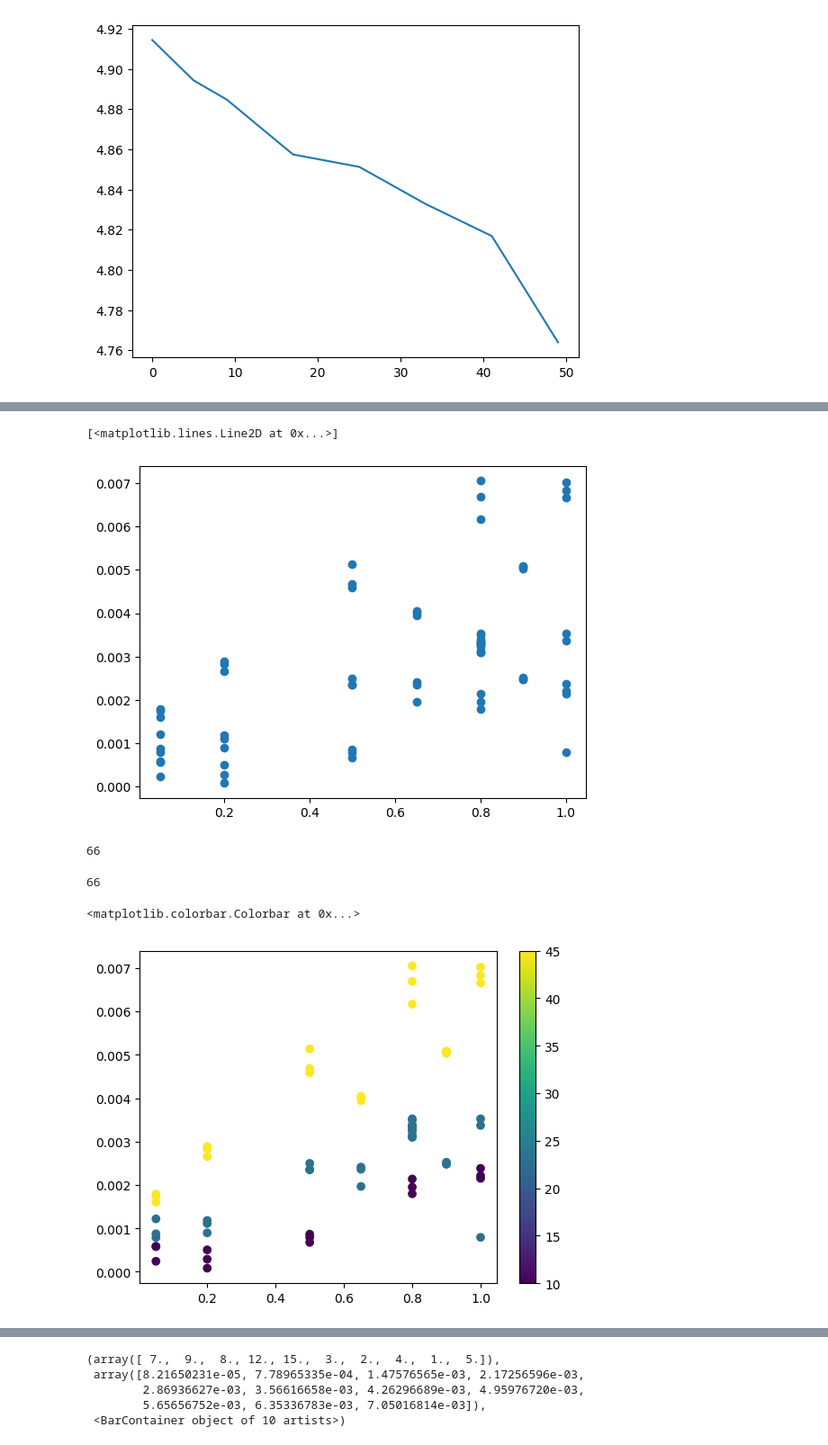
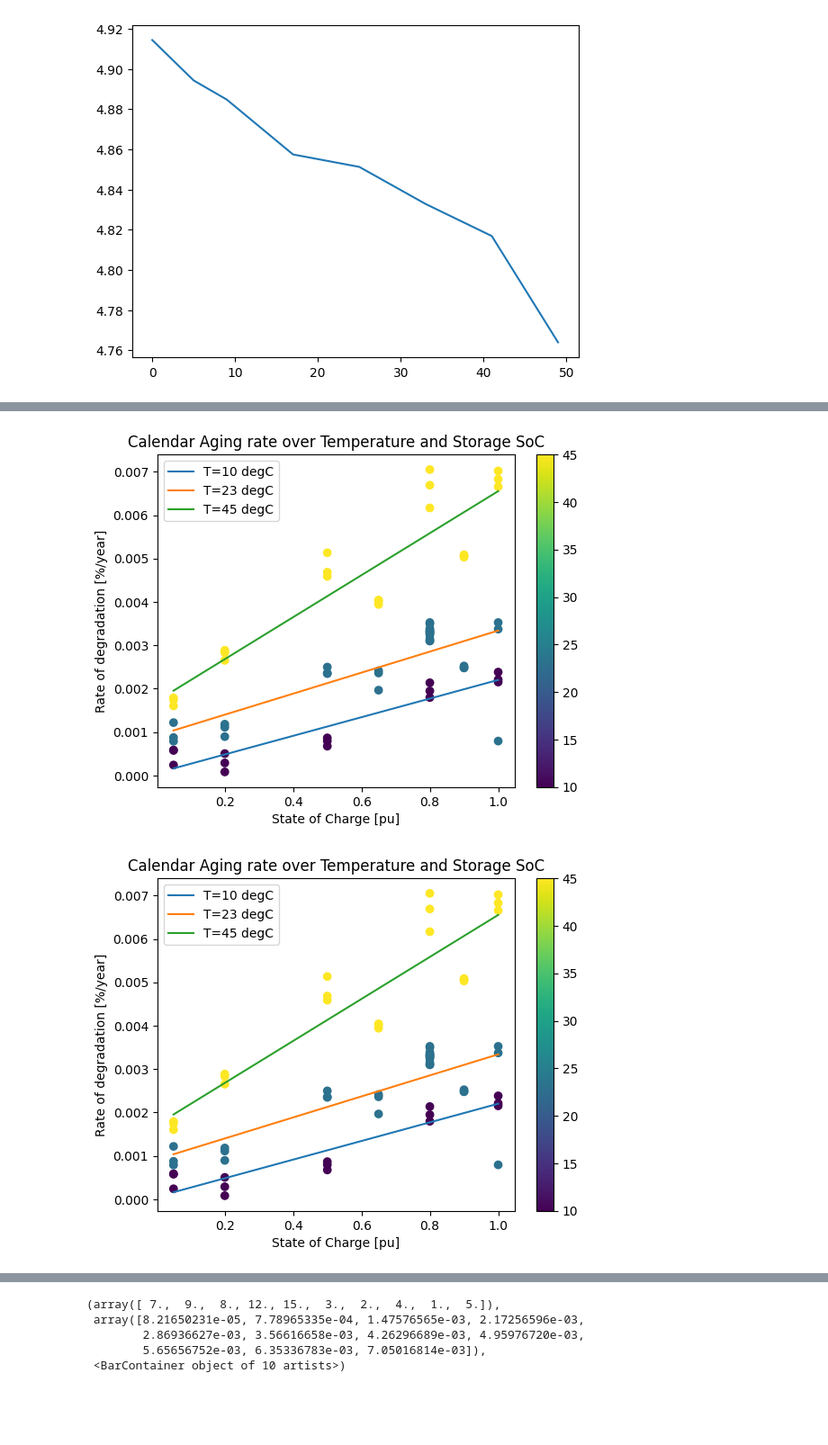
Before and after one commit to seanjennings960/study-hard, a Jupyter notebook: power-systems-ops/notebooks/battery_degradation.ipynb, the cells around one changed output, grey strips where cells are left out. Shown: that part at 90% size. Saved outputs shown, nothing was run; the diff lists cells and outputs as text; code cells hidden in the pictures; blank space fills up the shorter version.

Commit message:
Get battery deg plot working well.

```diff
--- a/power-systems-ops/notebooks/battery_degradation.ipynb
+++ b/power-systems-ops/notebooks/battery_degradation.ipynb
@@ -159,26 +159,43 @@ Skipping cycle aging
 experiment 278
 Skipping cycle aging
 # %%
-beta = [beta for _, beta in results]
-T_amb = [row.amb_temp_tp for row, _ in results]
-SoC = [row.soc_max_tp for row, _ in results]
+beta = np.asarray([beta for _, beta in results])
+T_amb = np.asarray([row.amb_temp_tp for row, _ in results])
+SoC = np.asarray([row.soc_max_tp for row, _ in results])
-# %%
-plt.plot(SoC, beta, "o")
-# %% [output]
-[<matplotlib.lines.Line2D at 0x...>]
-[figure, removed]
-# %%
-len(beta)
-# %% [output]
-66
-# %%
-len(T_amb)
-# %% [output]
-66
+# %%
+def fit_each_temp(SoC, beta, T_amb):
+    SoC_range = np.array([min(SoC), max(SoC)])
+    beta_fit = {}
+
+    np.unique(T_amb)
+    for T in np.unique(T_amb):
+        n_match = np.sum(T_amb == T)
+        A = np.c_[
+            np.ones(n_match), SoC[T_amb == T]
+        ]
+        b = beta[T_amb == T]
+        # beta_q = x[0] + x[1] * q
+        x = np.linalg.lstsq(A, b)[0]
+        beta_fit[T] = x[0] + x[1] * SoC_range
+
+    return SoC_range, beta_fit
 # %%
-# plt.scatter(x=T_amb, y=beta, c=SoC, marker="o")
-plt.scatter(x=SoC, y=beta, c=T_amb, marker="o")
-plt.colorbar()
+def plot_soc_dependence(SoC, beta, T_amb, fit_result):
+    SoC_range, beta_fit = fit_result
+
+    fig = plt.figure()
+    plt.scatter(x=SoC, y=beta, c=T_amb, marker="o")
+    for T, beta_f in beta_fit.items():
+        plt.plot(SoC_range, beta_f, label=f"T={T} degC")
+    plt.colorbar()
+    plt.title("Calendar Aging rate over Temperature and Storage SoC")
+    plt.legend()
+    plt.xlabel("State of Charge [pu]")
+    plt.ylabel("Rate of degradation [%/year]")
+    return fig
+
+beta_fit = fit_each_temp(SoC, beta, T_amb)
+plot_soc_dependence(SoC, beta, T_amb, beta_fit)
 # %% [output]
-<matplotlib.colorbar.Colorbar at 0x...>
-[figure, old version]
+[figure, new version]
+[figure, added]
```
Also changed, not shown: parts of 3 cells of this notebook, 1 other file.
